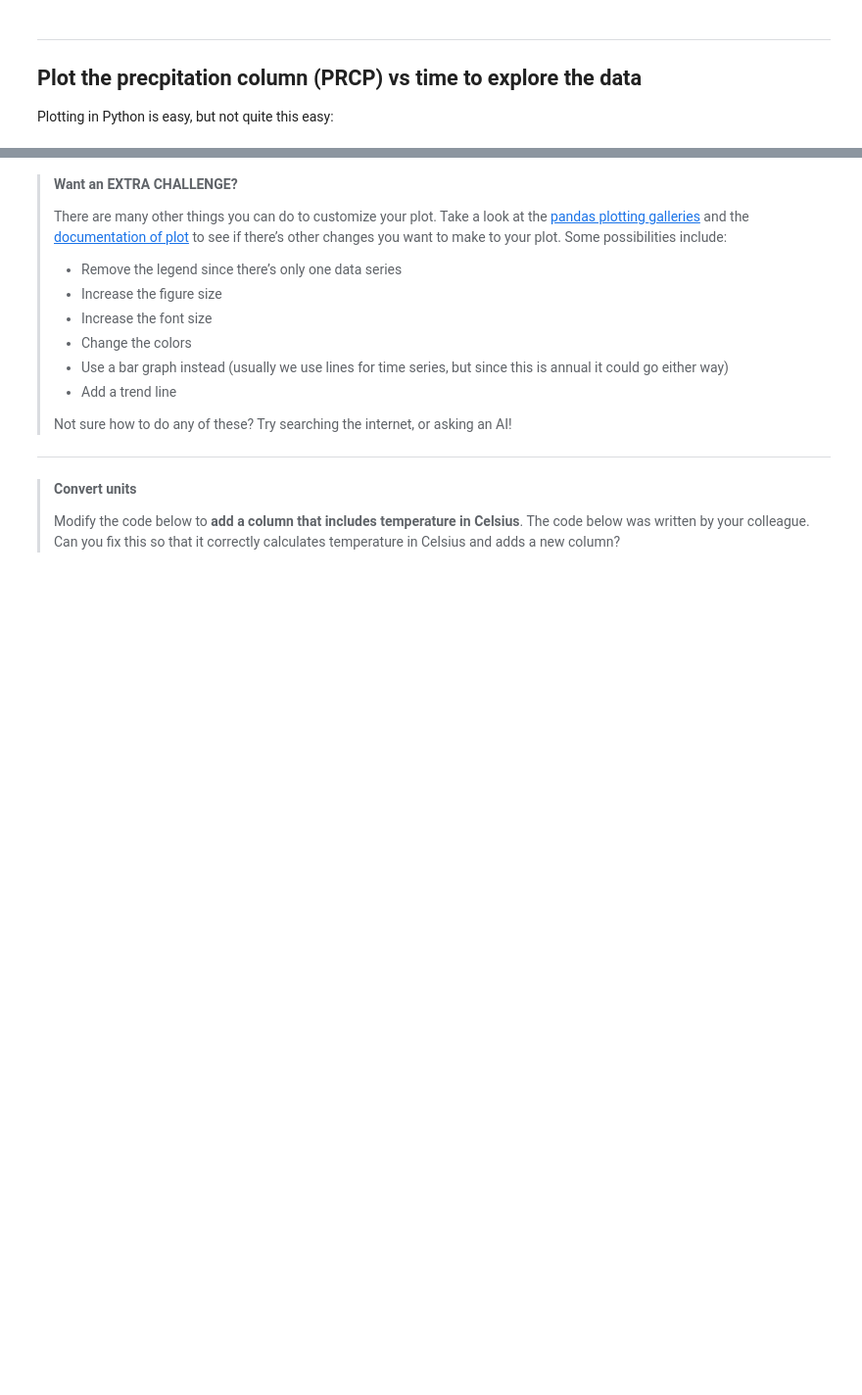
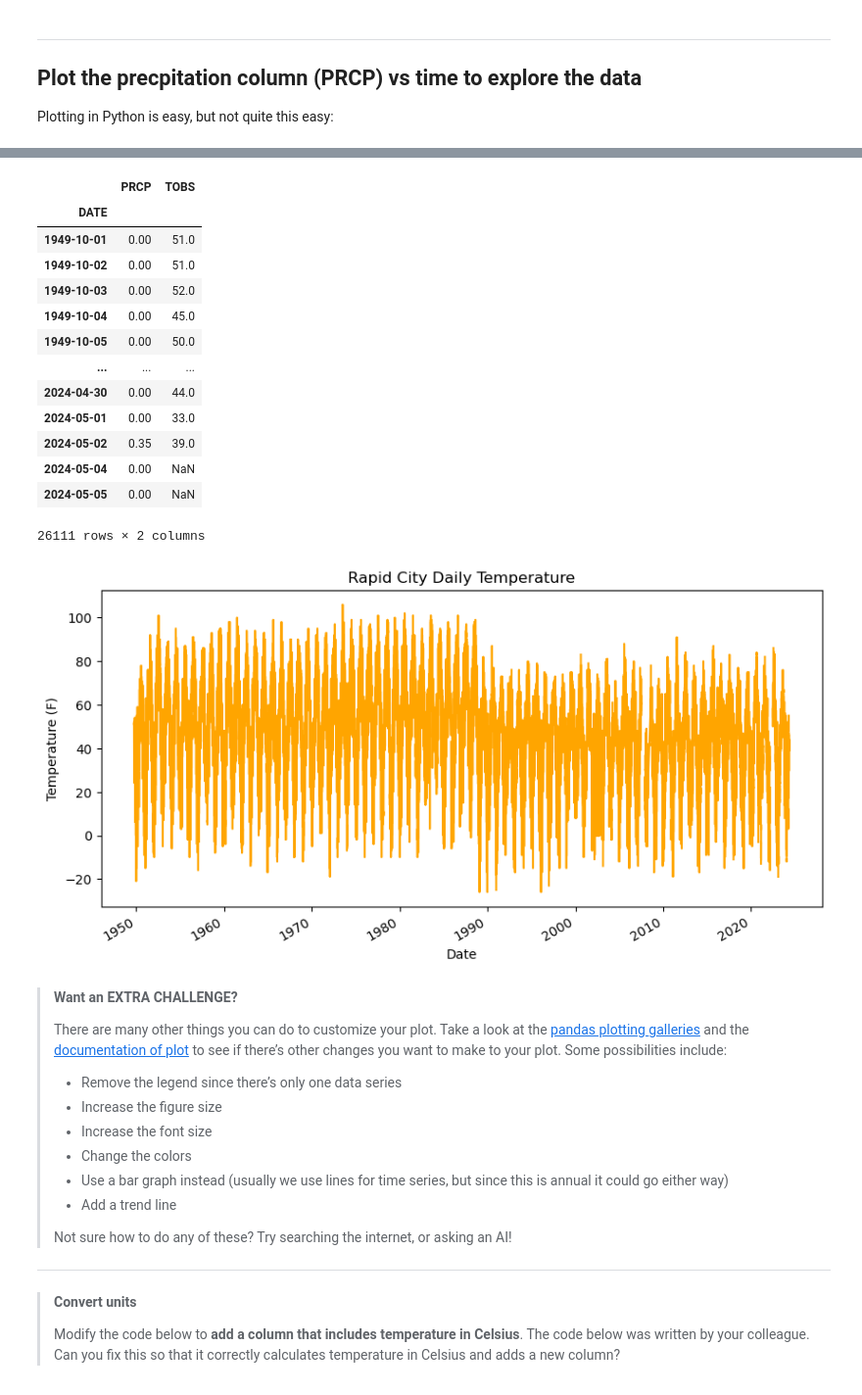
Before and after one commit to angelinawade12/stars-01-get-started-angelinawade12, a Jupyter notebook: rapidcity_weather_analysis.ipynb, the cells around one changed output, grey strips where cells are left out. Shown: that part at 98% size. Drawn from its saved outputs; the diff is of its cells as text; code cells hidden in the pictures; blank space fills up the shorter version.

```diff
--- a/rapidcity_weather_analysis.ipynb
+++ b/rapidcity_weather_analysis.ipynb
@@ -422,10 +448,30 @@ your plot to look.
 # %%
 # Plot the data using .plot
 rapid_df.plot(
-    y='the_precipitation_column',
-    title='Title Goes Here',
-    xlabel='Horizontal Axis Label Goes Here',
-    ylabel='Vertical Axis Label Goes Here')
+    y='TOBS',
+    title='Rapid City Daily Temperature',
+    xlabel='Date',
+    ylabel='Temperature (F)',
+    legend=False,
+    color='orange',
+    figsize=(10,5))
+rapid_df
+# %% [output]
+|  | PRCP | TOBS |
+| DATE |  |  |
+| 1949-10-01 | 0.00 | 51.0 |
+| 1949-10-02 | 0.00 | 51.0 |
+| 1949-10-03 | 0.00 | 52.0 |
+| 1949-10-04 | 0.00 | 45.0 |
+| 1949-10-05 | 0.00 | 50.0 |
+| ... | ... | ... |
+| 2024-04-30 | 0.00 | 44.0 |
+| 2024-05-01 | 0.00 | 33.0 |
+| 2024-05-02 | 0.35 | 39.0 |
+| 2024-05-04 | 0.00 | NaN |
+| 2024-05-05 | 0.00 | NaN |
+26111 rows × 2 columns
+[figure, added]
 # %% [markdown]
 > **<i class="fa fa-solid fa-pepper-hot fa-large" aria-label="pepper-hot"></i>
 > Want an EXTRA CHALLENGE?**
```
Also changed, not shown: parts of 17 cells of this notebook.
